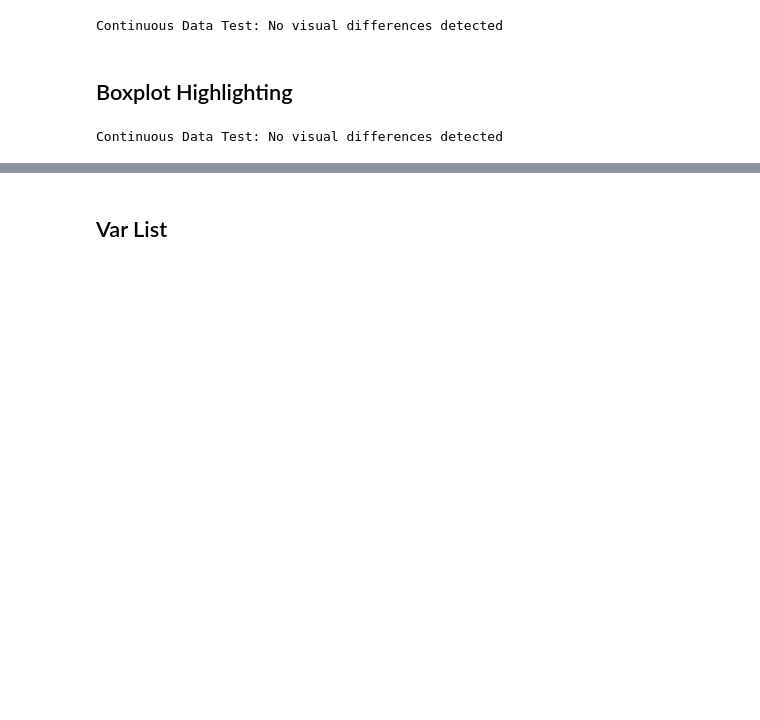
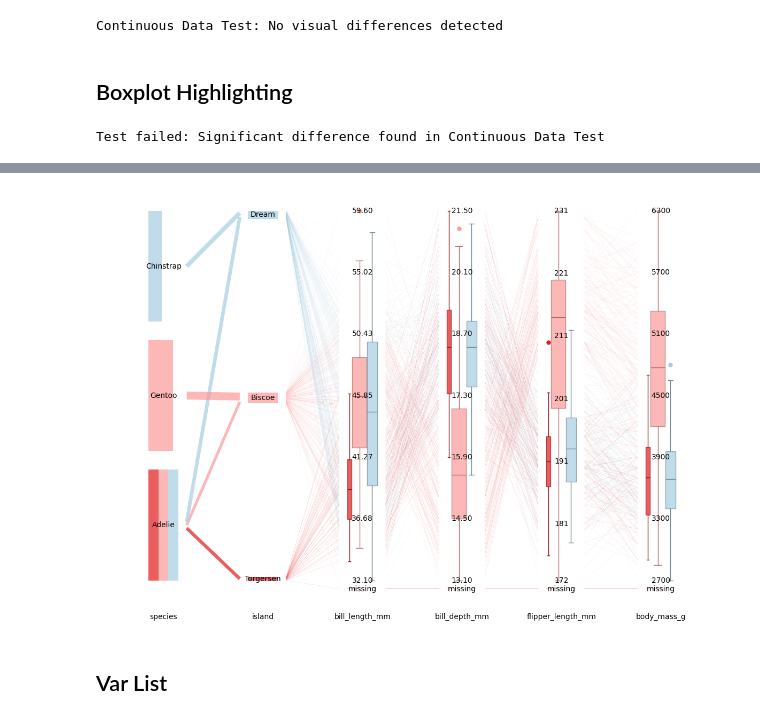
Before and after one commit to TianchengY/hammock_plot, a Jupyter notebook: test_suite/test_suite.ipynb, the cells around one changed output, grey strips where cells are left out. Cells and saved outputs as stored; diff of their text form; code cells hidden in the pictures; blank space fills up the shorter version.

Commit message:
horizontal bar chart logic is in!

```diff
--- a/test_suite/test_suite.ipynb
+++ b/test_suite/test_suite.ipynb
@@ -440,13 +440,13 @@ hammock = hammock_plot.Hammock(df)
 
 hammock.plot(
     var= ["species", "island", "bill_length_mm", "bill_depth_mm", "flipper_length_mm", "body_mass_g"],
-    display_figure=False,
+    display_figure=True,
     hi_var="island",
     hi_value=["Torgersen", "Biscoe"],
     missing=True,
     save_path=os.path.join(EXPECTED_PATH if GENERATE_EXPECTED else RESULT_PATH, filename),
-    numerical_display_type={"bill_length_mm":"box", "bill_depth_mm": "box", "flipper_length_mm": "box", "body_mass_g":"box"}
+    numerical_display_type={"bill_length_mm":"box", "bill_depth_mm": "box", "flipper_length_mm": "box", "body_mass_g":"box", "species": "hbar"},
 )
 if not GENERATE_EXPECTED: show_expected_vs_actual("Continuous Data Test", filename)
 # %% [output]
-Continuous Data Test: No visual differences detected
+Test failed: Significant difference found in Continuous Data Test
@@ -453,3 +454,4 @@ Continuous Data Test: No visual differences detected
+[figure, added]
 # %% [markdown]
 ## Var List
 # %%
```
Also changed, not shown: parts of 2 cells of this notebook, 4 other files.
